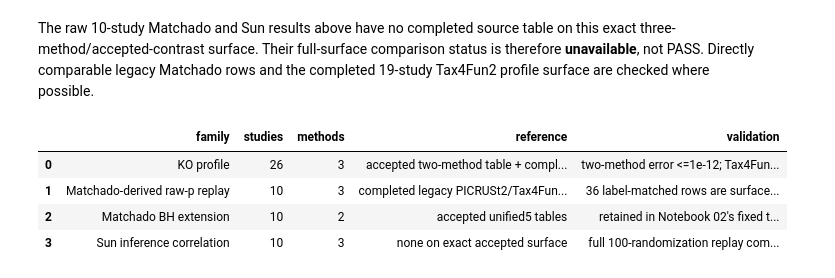
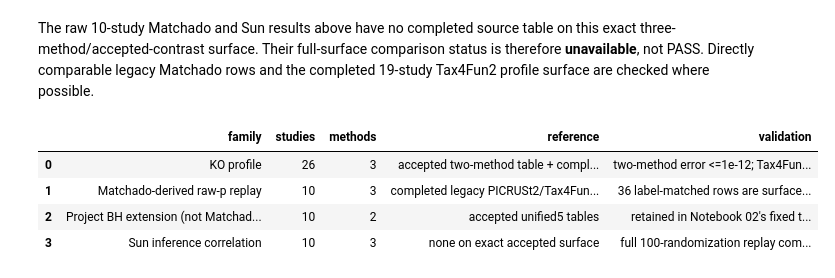
Before and after one commit to bio-ontology-research-group/microbiome-functional-inference-benchmark, a Jupyter notebook: notebooks/01_established_profile_and_group_recovery.ipynb, the cells around one changed output. Drawn from its saved outputs; the diff is of its cells as text; code cells hidden in the pictures.

```diff
--- a/notebooks/01_established_profile_and_group_recovery.ipynb
+++ b/notebooks/01_established_profile_and_group_recovery.ipynb
@@ -434,14 +449,14 @@ Tax4Fun2 profile surface are checked where possible.
 # %%
 metric_contract = pd.DataFrame([
     {"family": "KO profile", "studies": 26, "methods": 3, "reference": "accepted two-method table + completed 19-study Tax4Fun2 table", "validation": f"two-method error <=1e-12; Tax4Fun2 max error {tax4fun_cmp.absolute_error.max():.3g} on 1,218 samples"},
     {"family": "Matchado-derived raw-p replay", "studies": 10, "methods": 3, "reference": "completed legacy PICRUSt2/Tax4Fun2 rows where labels match", "validation": f"{len(legacy_cmp)} label-matched rows are surface-non-equivalent (max difference {legacy_cmp.absolute_error.max():.3g}); full three-method reference unavailable"},
-    {"family": "Matchado BH extension", "studies": 10, "methods": 2, "reference": "accepted unified5 tables", "validation": "retained in Notebook 02's fixed two-method scope"},
+    {"family": "Project BH extension (not Matchado raw-p)", "studies": 10, "methods": 2, "reference": "accepted unified5 tables", "validation": "retained in Notebook 02's fixed two-method scope"},
     {"family": "Sun inference correlation", "studies": 10, "methods": 3, "reference": "none on exact accepted surface", "validation": "full 100-randomization replay complete; comparison unavailable"},
 ])
 display(metric_contract)
 # %% [output]
 |  | family | studies | methods | reference | validation |
 | 0 | KO profile | 26 | 3 | accepted two-method table + compl... | two-method error <=1e-12; Tax4Fun... |
 | 1 | Matchado-derived raw-p replay | 10 | 3 | completed legacy PICRUSt2/Tax4Fun... | 36 label-matched rows are surface... |
-| 2 | Matchado BH extension | 10 | 2 | accepted unified5 tables | retained in Notebook 02's fixed t... |
+| 2 | Project BH extension (not Matchad... | 10 | 2 | accepted unified5 tables | retained in Notebook 02's fixed t... |
 | 3 | Sun inference correlation | 10 | 3 | none on exact accepted surface | full 100-randomization replay com... |
```
Also changed, not shown: parts of 4 cells of this notebook, 11 other files.
